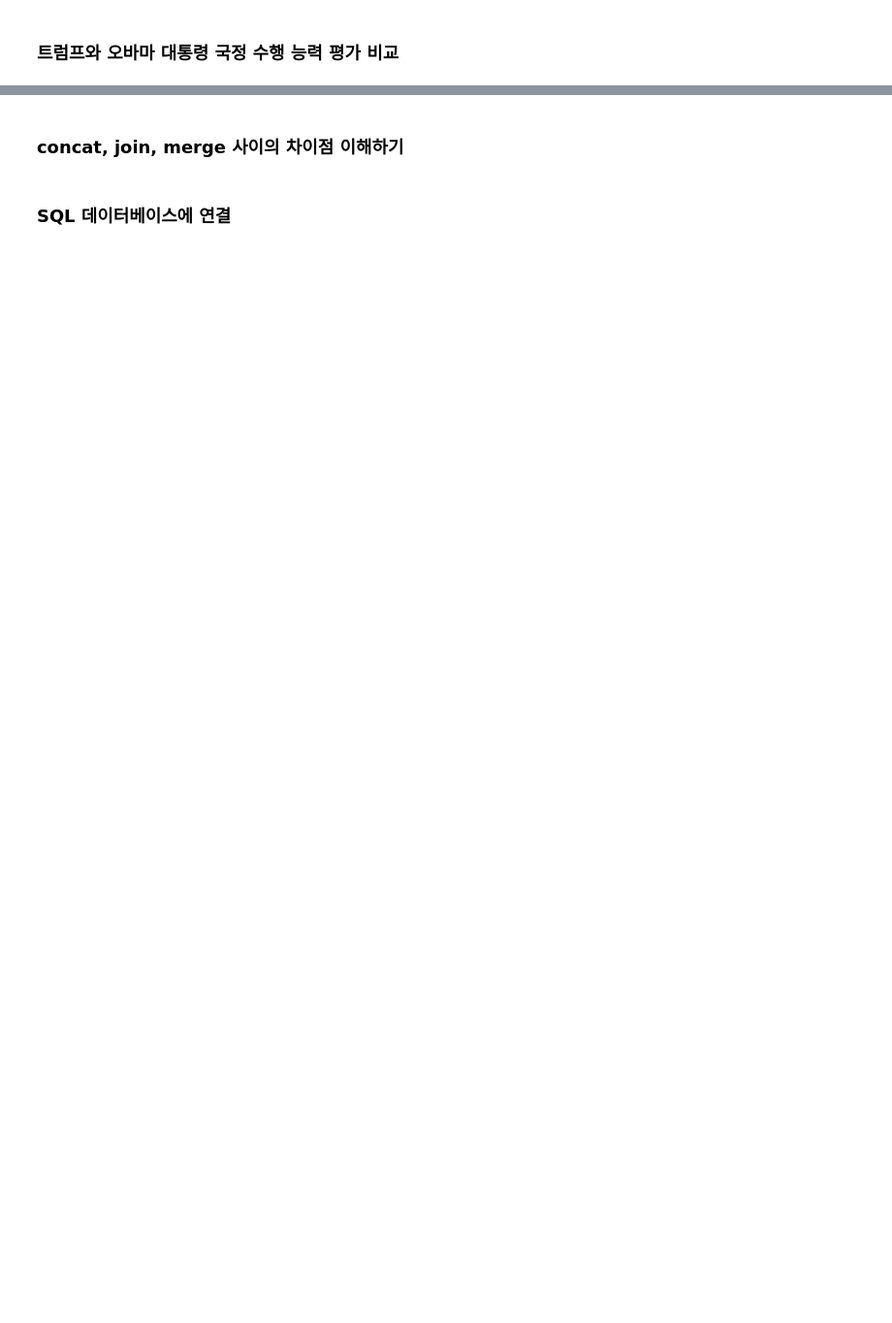
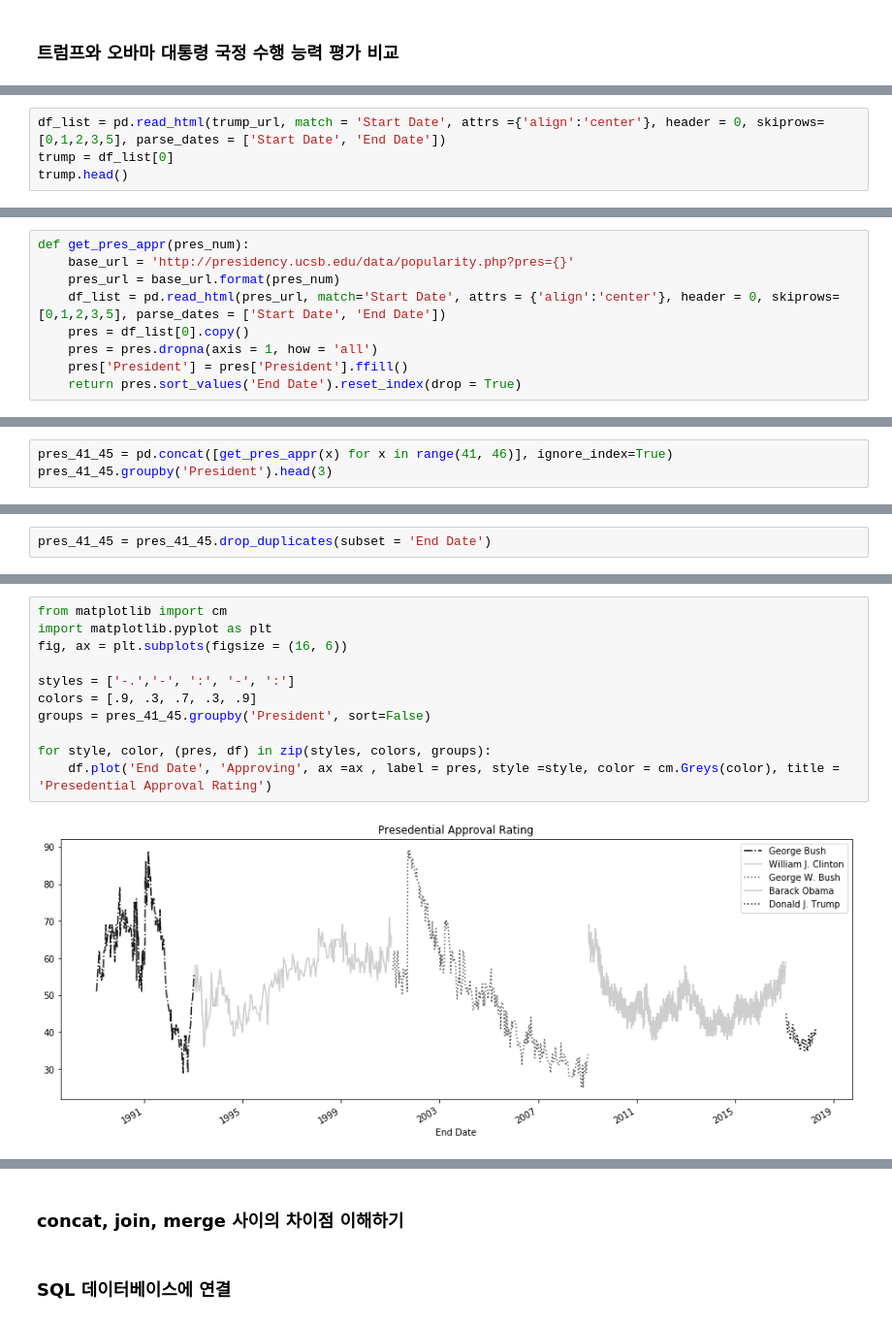
Before and after one commit to liberalapes/pandas_cookbook, a Jupyter notebook: 09장 Pandas 객체 합치기.ipynb, the cells around one changed output, grey strips where cells are left out. Shown: that part at 97% size. Cells and saved outputs as stored; diff of their text form; blank space fills up the shorter version.

```diff
--- a/09장 Pandas 객체 합치기.ipynb
+++ b/09장 Pandas 객체 합치기.ipynb
@@ -204,0 +329,4 @@ bball_16_copy = bball_16_copy.append(random_data)
+# %%
+df_list = pd.read_html(trump_url, match = 'Start Date', attrs ={'align':'center'}, header = 0, skiprows=[0,1,2,3,5], parse_dates = ['Start Date', 'End Date'])
+trump = df_list[0]
+trump.head()
@@ -204,0 +380,9 @@ bball_16_copy = bball_16_copy.append(random_data)
+# %%
+def get_pres_appr(pres_num):
+    base_url = 'http://presidency.ucsb.edu/data/popularity.php?pres={}'
+    pres_url = base_url.format(pres_num)
+    df_list = pd.read_html(pres_url, match='Start Date', attrs = {'align':'center'}, header = 0, skiprows=[0,1,2,3,5], parse_dates = ['Start Date', 'End Date'])
+    pres = df_list[0].copy()
+    pres = pres.dropna(axis = 1, how = 'all')
+    pres['President'] = pres['President'].ffill()
+    return pres.sort_values('End Date').reset_index(drop = True)
@@ -204,0 +399,3 @@ bball_16_copy = bball_16_copy.append(random_data)
+# %%
+pres_41_45 = pd.concat([get_pres_appr(x) for x in range(41, 46)], ignore_index=True)
+pres_41_45.groupby('President').head(3)
@@ -204,0 +431,2 @@ bball_16_copy = bball_16_copy.append(random_data)
+# %%
+pres_41_45 = pres_41_45.drop_duplicates(subset = 'End Date')
@@ -204,0 +456,13 @@ bball_16_copy = bball_16_copy.append(random_data)
+# %%
+from matplotlib import cm
+import matplotlib.pyplot as plt
+fig, ax = plt.subplots(figsize = (16, 6))
+
+styles = ['-.','-', ':', '-', ':']
+colors = [.9, .3, .7, .3, .9]
+groups = pres_41_45.groupby('President', sort=False)
+
+for style, color, (pres, df) in zip(styles, colors, groups):
+    df.plot('End Date', 'Approving', ax =ax , label = pres, style =style, color = cm.Greys(color), title = 'Presedential Approval Rating')
+# %% [output]
+[figure, added]
```
Also changed, not shown: parts of 37 cells of this notebook.
